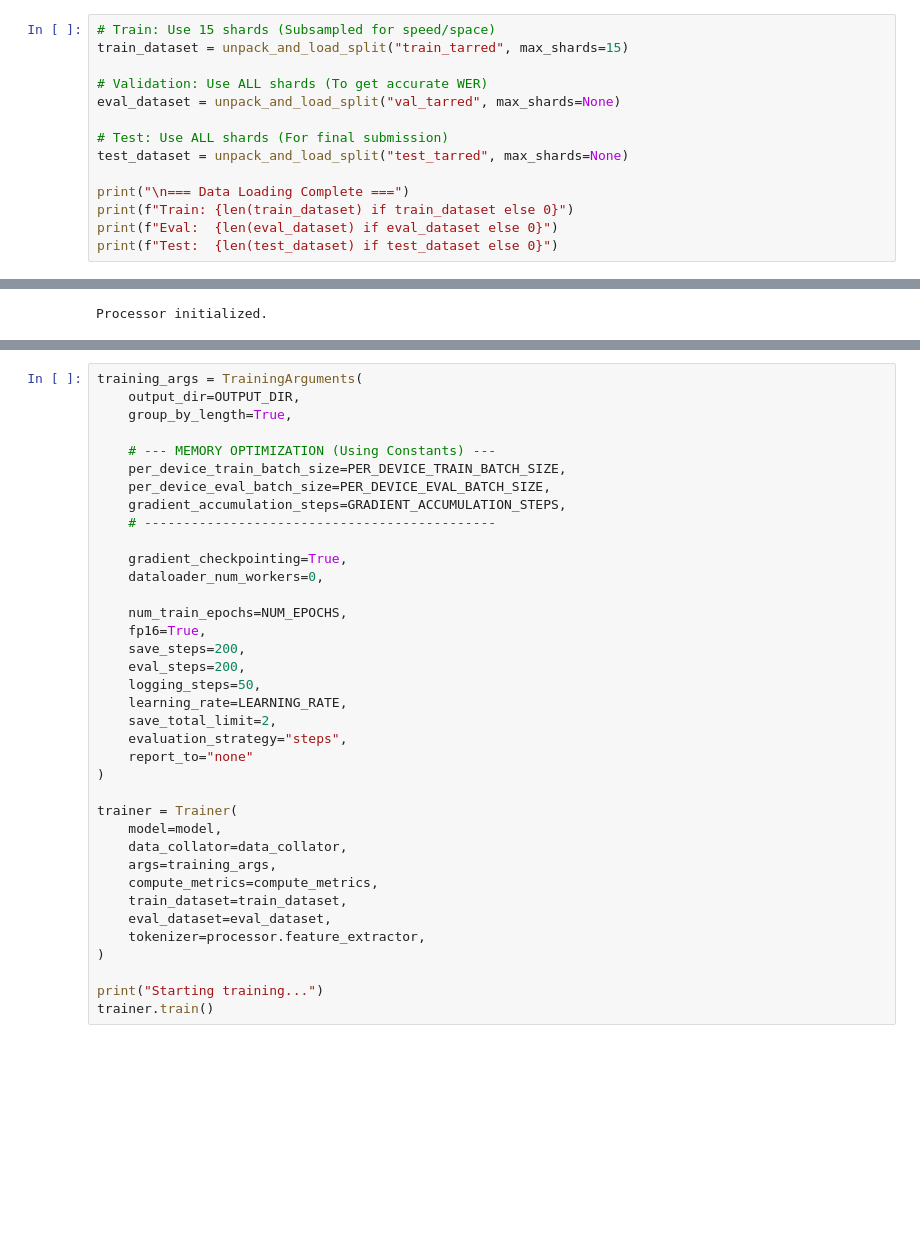
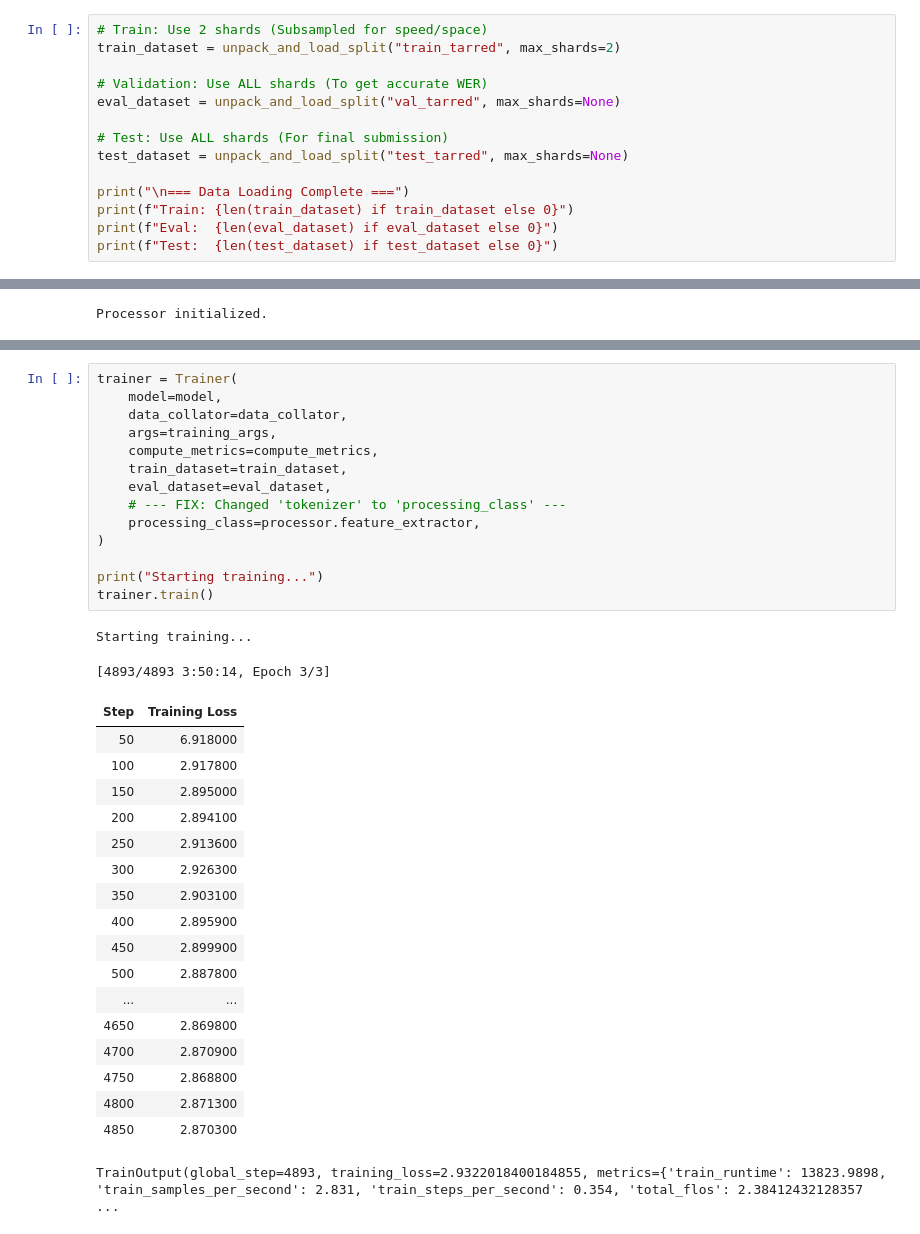
Before and after one commit to Signeemmanuel/Adapter-Based-Fine-Tuning, a Jupyter notebook: Adapter_Based_Fine_Tuning_for_Low_Resource_Languages.ipynb, the cells around one changed output, grey strips where cells are left out. Cells and saved outputs as stored; diff of their text form; blank space fills up the shorter version.

```diff
--- a/Adapter_Based_Fine_Tuning_for_Low_Resource_Languages.ipynb
+++ b/Adapter_Based_Fine_Tuning_for_Low_Resource_Languages.ipynb
@@ -300,8 +310,8 @@ def unpack_and_load_split(split_name, max_shards=None):
     dataset = dataset.cast_column("audio", Audio(sampling_rate=16000))
     return dataset
 # %%
-# Train: Use 15 shards (Subsampled for speed/space)
-train_dataset = unpack_and_load_split("train_tarred", max_shards=15)
+# Train: Use 2 shards (Subsampled for speed/space)
+train_dataset = unpack_and_load_split("train_tarred", max_shards=2)
 
 # Validation: Use ALL shards (To get accurate WER)
 eval_dataset = unpack_and_load_split("val_tarred", max_shards=None)
@@ -653,38 +681,36 @@ We configure the `Trainer`.
 # %%
-training_args = TrainingArguments(
-    output_dir=OUTPUT_DIR,
-    group_by_length=True,
-
-    # --- MEMORY OPTIMIZATION (Using Constants) ---
-    per_device_train_batch_size=PER_DEVICE_TRAIN_BATCH_SIZE,
-    per_device_eval_batch_size=PER_DEVICE_EVAL_BATCH_SIZE,
-    gradient_accumulation_steps=GRADIENT_ACCUMULATION_STEPS,
-    # ---------------------------------------------
-
-    gradient_checkpointing=True,
-    dataloader_num_workers=0,
-
-    num_train_epochs=NUM_EPOCHS,
-    fp16=True,
-    save_steps=200,
-    eval_steps=200,
-    logging_steps=50,
-    learning_rate=LEARNING_RATE,
-    save_total_limit=2,
-    evaluation_strategy="steps",
-    report_to="none"
-)
-
 trainer = Trainer(
     model=model,
     data_collator=data_collator,
     args=training_args,
     compute_metrics=compute_metrics,
     train_dataset=train_dataset,
     eval_dataset=eval_dataset,
-    tokenizer=processor.feature_extractor,
+    # --- FIX: Changed 'tokenizer' to 'processing_class' ---
+    processing_class=processor.feature_extractor,
 )
 
 print("Starting training...")
 trainer.train()
+# %% [output]
+Starting training...
+[4893/4893 3:50:14, Epoch 3/3]
+| Step | Training Loss |
+| 50 | 6.918000 |
+| 100 | 2.917800 |
+| 150 | 2.895000 |
+| 200 | 2.894100 |
+| 250 | 2.913600 |
+| 300 | 2.926300 |
+| 350 | 2.903100 |
+| 400 | 2.895900 |
+| 450 | 2.899900 |
+| 500 | 2.887800 |
+| ... | ... |
+| 4650 | 2.869800 |
+| 4700 | 2.870900 |
+| 4750 | 2.868800 |
+| 4800 | 2.871300 |
+| 4850 | 2.870300 |
+TrainOutput(global_step=4893, training_loss=2.9322018400184855, metrics={'train_runtime': 13823.9898, 'train_samples_per_second': 2.831, 'train_steps_per_second': 0.354, 'total_flos': 2.38412432128357 ...
 # %% [markdown]
```
Also changed, not shown: parts of 25 cells of this notebook.
